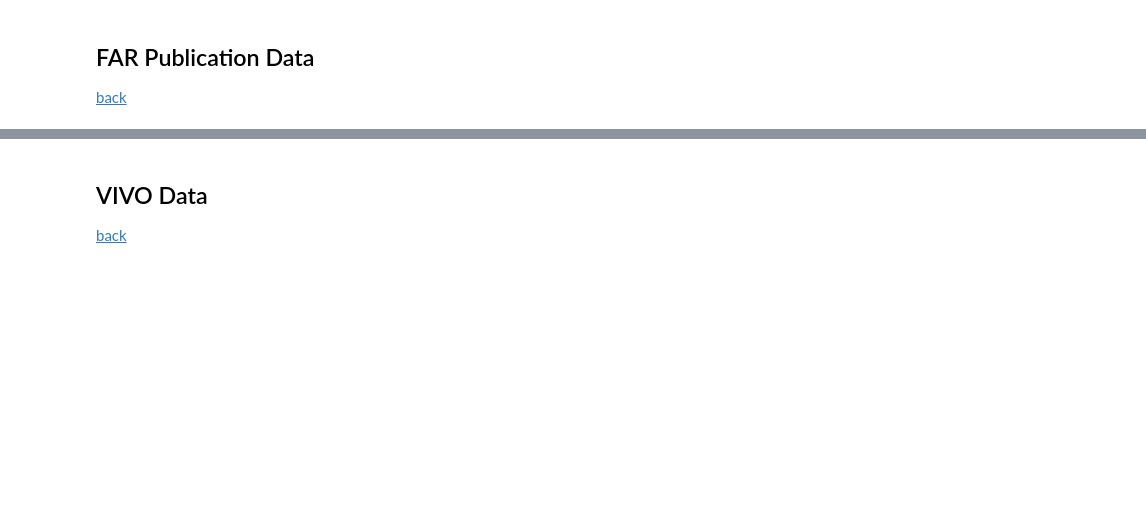
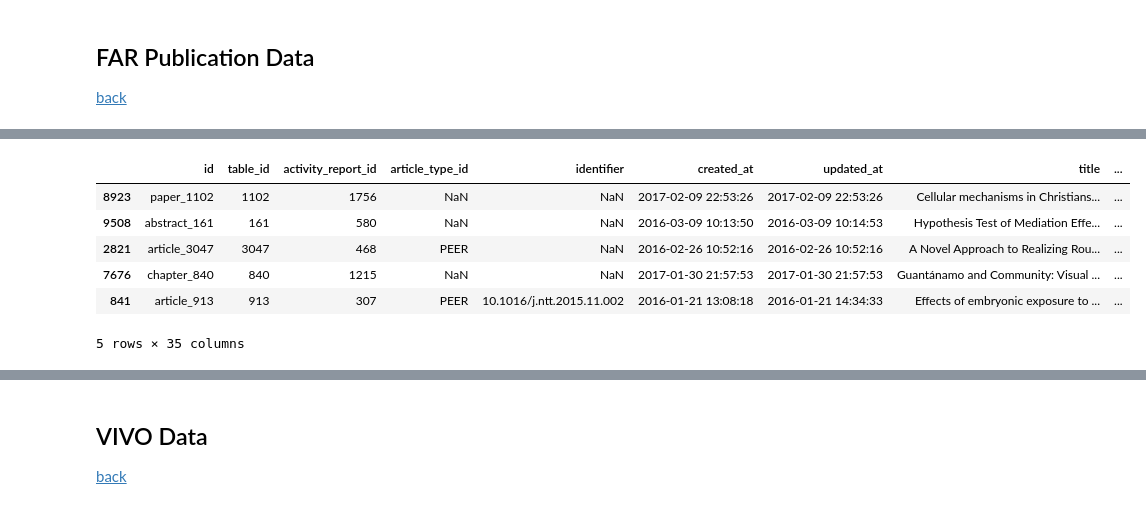
Before and after one commit to sdmccaul/rab-far_integration, a Jupyter notebook: citation_analysis.ipynb, the cells around one changed output, grey strips where cells are left out. Saved outputs shown, nothing was run; the diff lists cells and outputs as text; code cells hidden in the pictures; blank space fills up the shorter version.

```diff
--- a/citation_analysis.ipynb
+++ b/citation_analysis.ipynb
@@ -144,0 +157,13 @@ memory usage: 2.4+ MB
+# %%
+assert len(df_cites_far[ df_cites_far.activity_report_id.isna() ]) == 0
+df_cites_far = df_cites_far.merge(far_ids, how='left', left_on='activity_report_id', right_on='report_id')
+df_cites_far.drop(columns=['report_id'], inplace=True)
+df_cites_far.sample(5)
+# %% [output]
+|  | id | table_id | activity_report_id | article_type_id | identifier | created_at | updated_at | title | ... |
+| 8923 | paper_1102 | 1102 | 1756 | NaN | NaN | 2017-02-09 22:53:26 | 2017-02-09 22:53:26 | Cellular mechanisms in Christians... | ... |
+| 9508 | abstract_161 | 161 | 580 | NaN | NaN | 2016-03-09 10:13:50 | 2016-03-09 10:14:53 | Hypothesis Test of Mediation Effe... | ... |
+| 2821 | article_3047 | 3047 | 468 | PEER | NaN | 2016-02-26 10:52:16 | 2016-02-26 10:52:16 | A Novel Approach to Realizing Rou... | ... |
+| 7676 | chapter_840 | 840 | 1215 | NaN | NaN | 2017-01-30 21:57:53 | 2017-01-30 21:57:53 | Guantánamo and Community: Visual ... | ... |
+| 841 | article_913 | 913 | 307 | PEER | 10.1016/j.ntt.2015.11.002 | 2016-01-21 13:08:18 | 2016-01-21 14:34:33 | Effects of embryonic exposure to ... | ... |
+5 rows × 35 columns
```
Also changed, not shown: parts of 16 cells of this notebook, 2 other files.
